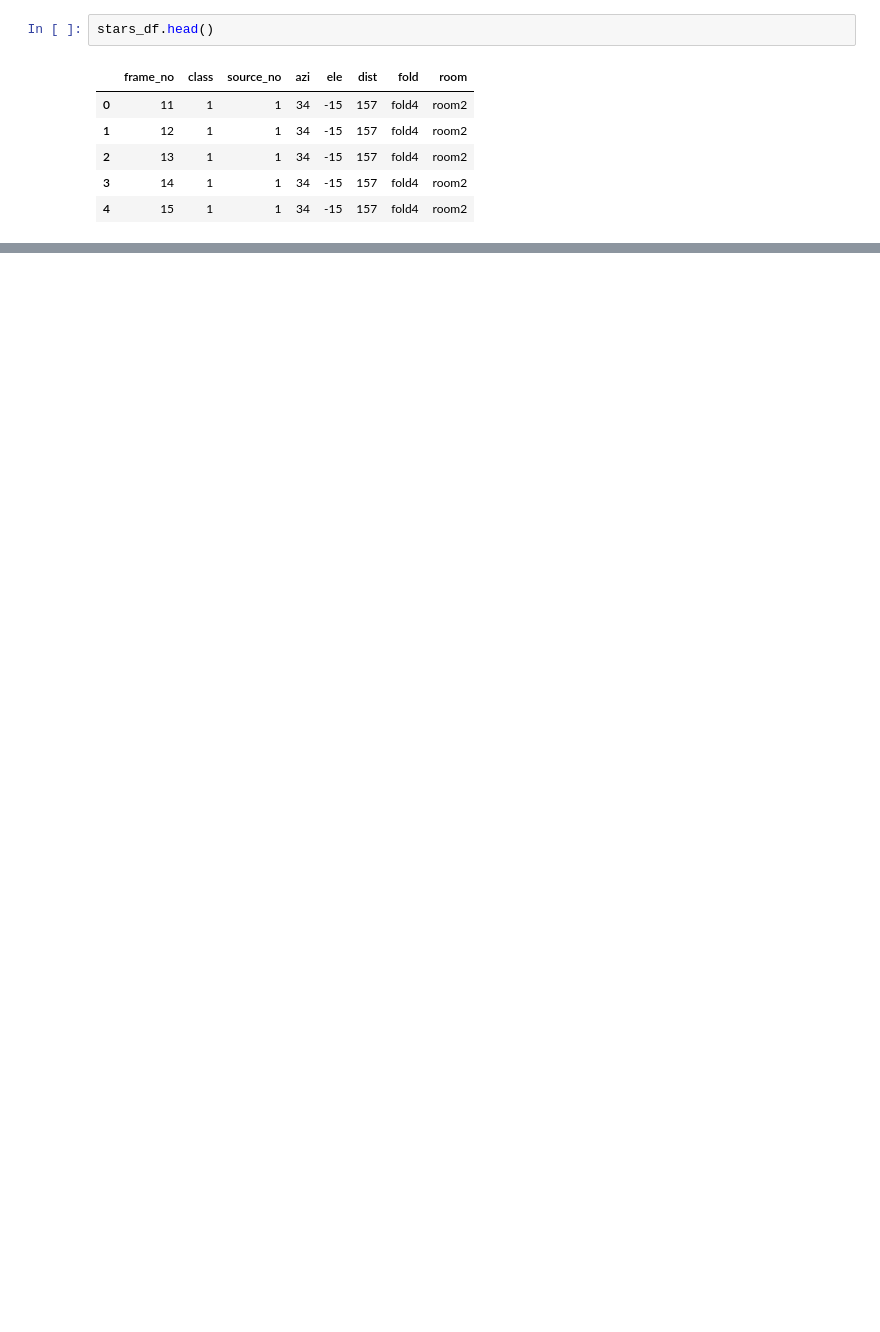
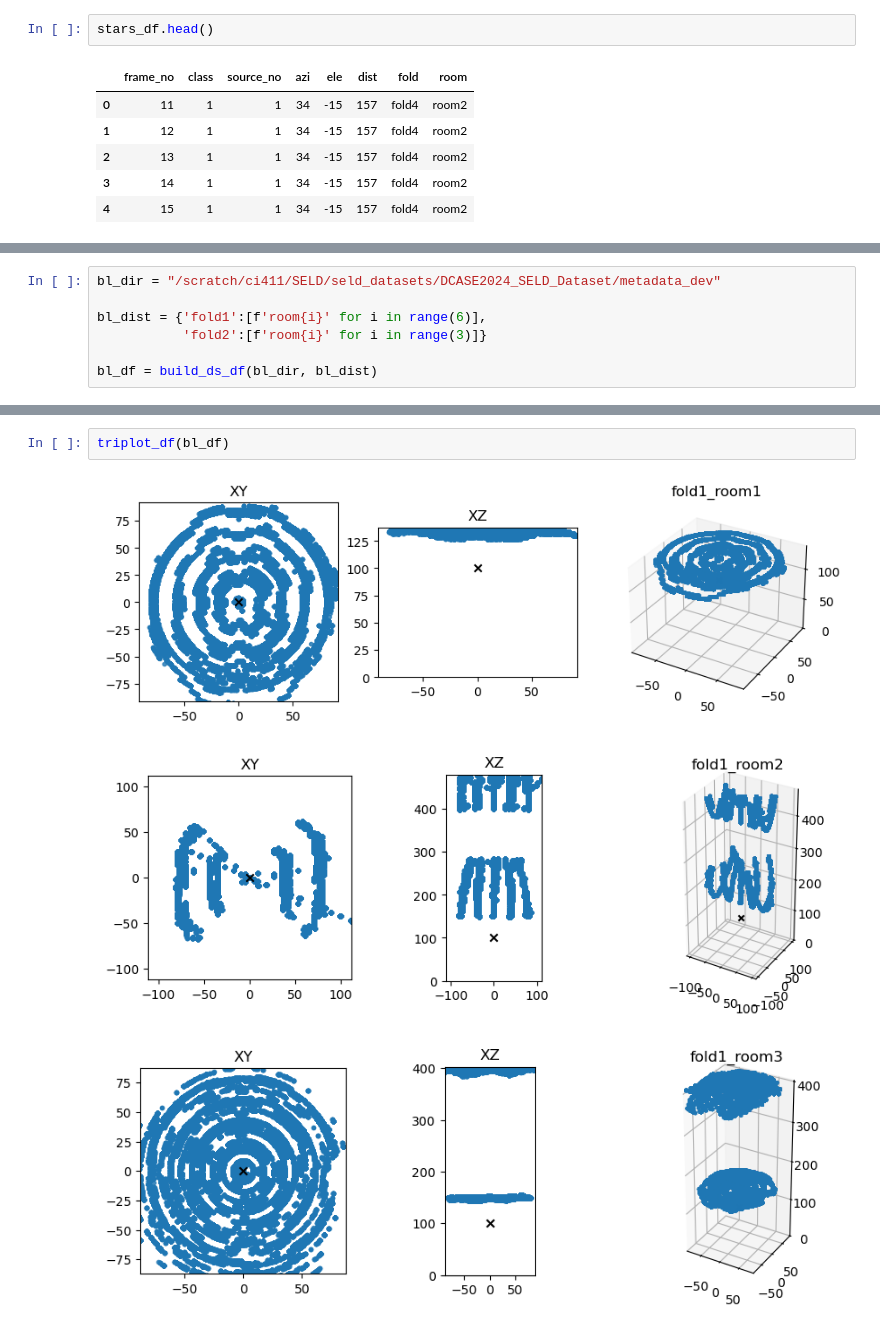
Before and after one commit to ChrisIck/seldnet2024_ptloptimized, a Jupyter notebook: sandbox/dist_annot_check.ipynb, the cells around one changed output, grey strips where cells are left out. Saved outputs shown, nothing was run; the diff lists cells and outputs as text; blank space fills up the shorter version.

```diff
--- a/sandbox/dist_annot_check.ipynb
+++ b/sandbox/dist_annot_check.ipynb
@@ -182,0 +193,7 @@ rooms = stars_df['room'].unique()
+# %%
+bl_dir = "/scratch/ci411/SELD/seld_datasets/DCASE2024_SELD_Dataset/metadata_dev"
+
+bl_dist = {'fold1':[f'room{i}' for i in range(6)],
+           'fold2':[f'room{i}' for i in range(3)]}
+
+bl_df = build_ds_df(bl_dir, bl_dist)
@@ -232,0 +251,6 @@ for room in rooms:
+# %%
+triplot_df(bl_df)
+# %% [output]
+[figure, added]
+[figure, added]
+[figure, added]
```
Also changed, not shown: parts of 8 cells of this notebook.
